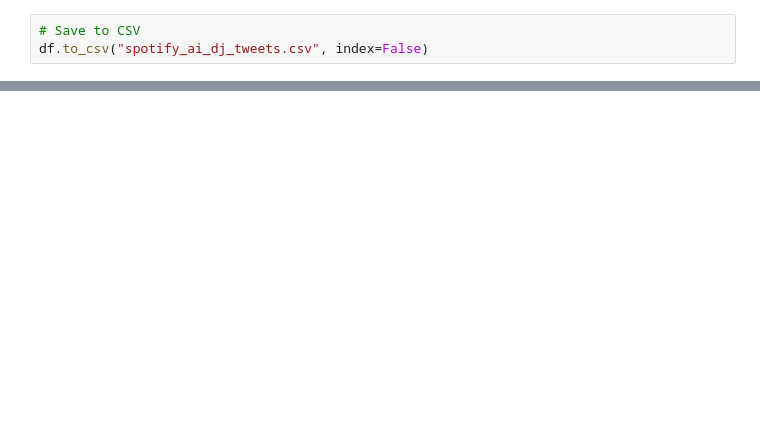
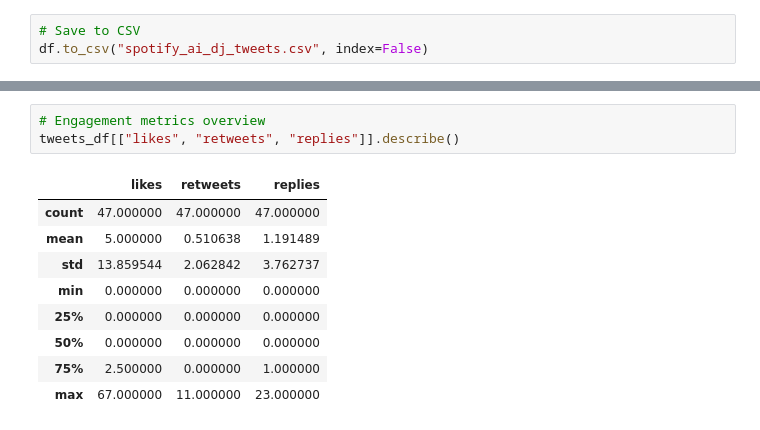
Before and after one commit to jpronier/spotify-data-project, a Jupyter notebook: 00_twitter_api.ipynb, the cells around one changed output, grey strips where cells are left out. Drawn from its saved outputs; the diff is of its cells as text; blank space fills up the shorter version.

```diff
--- a/00_twitter_api.ipynb
+++ b/00_twitter_api.ipynb
@@ -221,0 +239,13 @@ df_test.shape
+# %%
+# Engagement metrics overview
+tweets_df[["likes", "retweets", "replies"]].describe()
+# %% [output]
+|  | likes | retweets | replies |
+| count | 47.000000 | 47.000000 | 47.000000 |
+| mean | 5.000000 | 0.510638 | 1.191489 |
+| std | 13.859544 | 2.062842 | 3.762737 |
+| min | 0.000000 | 0.000000 | 0.000000 |
+| 25% | 0.000000 | 0.000000 | 0.000000 |
+| 50% | 0.000000 | 0.000000 | 0.000000 |
+| 75% | 2.500000 | 0.000000 | 1.000000 |
+| max | 67.000000 | 11.000000 | 23.000000 |
```
Also changed, not shown: parts of 15 cells of this notebook.
